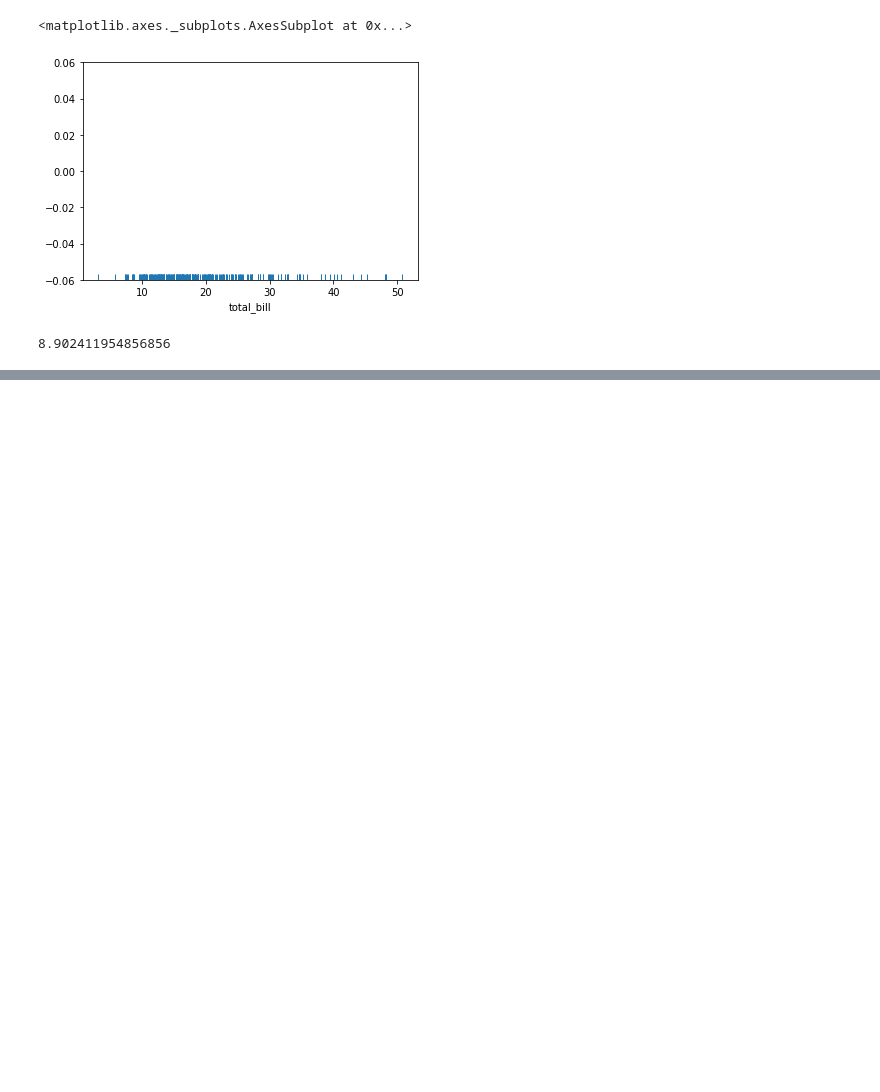
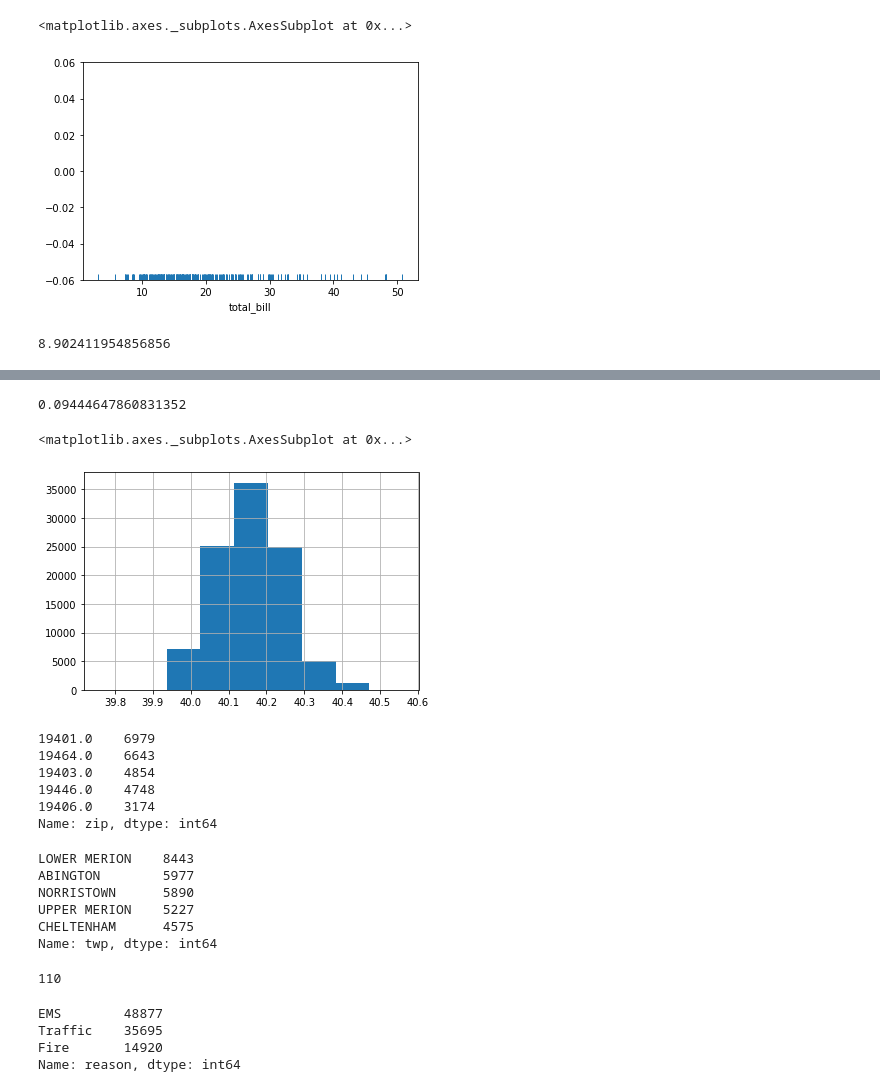
Before and after one commit to kozz84/Udemy, a Jupyter notebook: intro.ipynb, the cells around one changed output, grey strips where cells are left out. Drawn from its saved outputs; the diff is of its cells as text; code cells hidden in the pictures; blank space fills up the shorter version.

```diff
--- a/intro.ipynb
+++ b/intro.ipynb
@@ -707,4 +714,5 @@ import pandas as pd
 import numpy as np
 import seaborn as sns
 # %%
-df = pd.read_csv('/content/sample_data/california_housing_test.csv')
+df = pd.read_csv('/content/drive/MyDrive/Python Data/911.csv')
+df.head()
@@ -710,0 +726,32 @@ df = pd.read_csv('/content/sample_data/california_housing_test.csv')
+# %%
+width=0.01
+left = 1-width
+right = 1+width
+test = np.linspace(df['lat'].mean()*left, df['lat'].mean()*right, 10)
+df['lat'].hist(bins=test)
+# %% [output]
+0.09444647860831352
+<matplotlib.axes._subplots.AxesSubplot at 0x...>
+[figure, added]
+# %%
+df['zip'].value_counts().head(5)
+# %% [output]
+19401.0    6979
+19464.0    6643
+19403.0    4854
+19446.0    4748
+19406.0    3174
+Name: zip, dtype: int64
+# %%
+df['twp'].value_counts().head(5)
+# %% [output]
+LOWER MERION    8443
+ABINGTON        5977
+NORRISTOWN      5890
+UPPER MERION    5227
+CHELTENHAM      4575
+Name: twp, dtype: int64
+# %%
+df['title'].nunique()
+# %% [output]
+110
@@ -710,0 +760,7 @@ df = pd.read_csv('/content/sample_data/california_housing_test.csv')
+# %%
+df['reason'].value_counts()
+# %% [output]
+EMS        48877
+Traffic    35695
+Fire       14920
+Name: reason, dtype: int64
```
Also changed, not shown: parts of 32 cells of this notebook.
